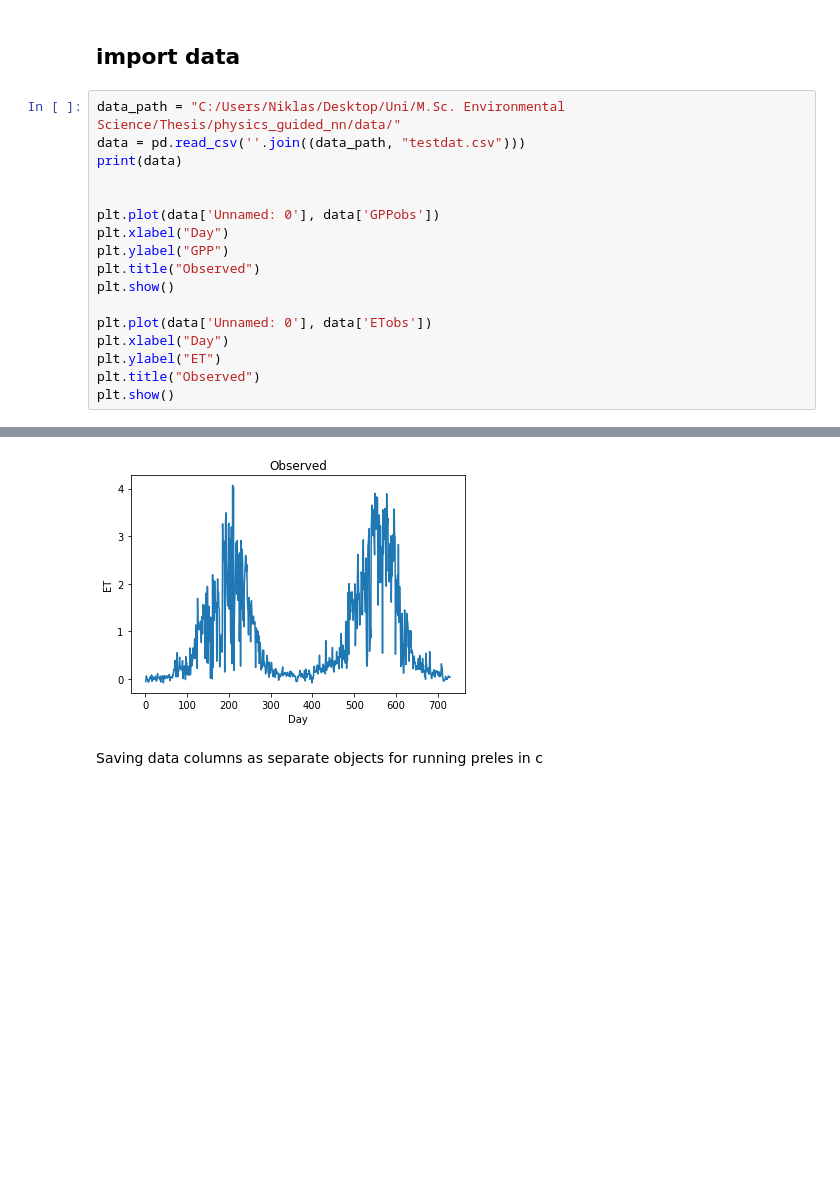
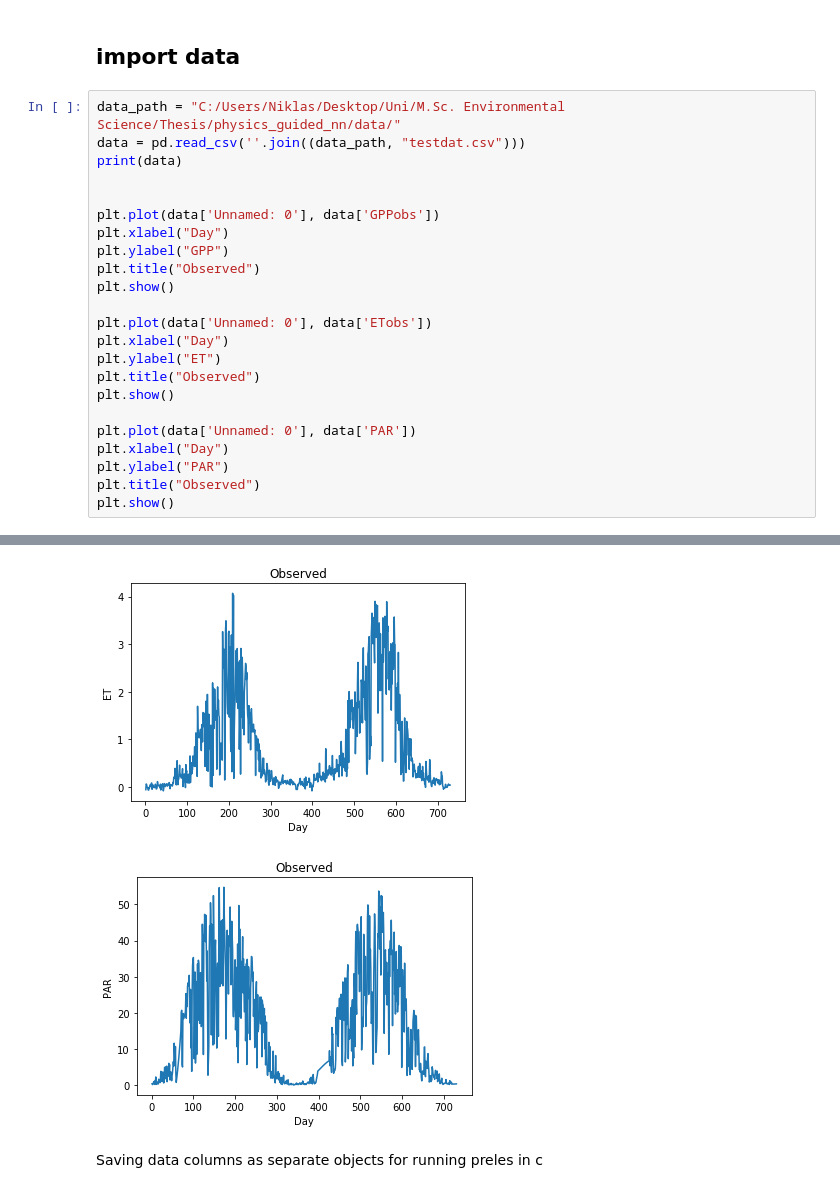
Before and after one commit to biometry/PiNNs, a Jupyter notebook: notebooks/import_preles.ipynb, the cells around one changed output, grey strips where cells are left out. Cells and saved outputs as stored; diff of their text form; blank space fills up the shorter version.

```diff
--- a/notebooks/import_preles.ipynb
+++ b/notebooks/import_preles.ipynb
@@ -20,33 +20,40 @@ plt.plot(data['Unnamed: 0'], data['GPPobs'])
 plt.xlabel("Day")
 plt.ylabel("GPP")
 plt.title("Observed")
 plt.show()
 
 plt.plot(data['Unnamed: 0'], data['ETobs'])
 plt.xlabel("Day")
 plt.ylabel("ET")
 plt.title("Observed")
 plt.show()
+
+plt.plot(data['Unnamed: 0'], data['PAR'])
+plt.xlabel("Day")
+plt.ylabel("PAR")
+plt.title("Observed")
+plt.show()
 # %% [output]
      Unnamed: 0       PAR       TAir       VPD    Precip  CO2     fAPAR  \
 0             1  0.400359  -9.338249  0.008562  0.698935  380  0.803980
 1             2  0.162619  -3.484460  0.016255  1.599728  380  0.803980
 2             3  0.225394  -1.895542  0.010908  7.000631  380  0.803980
 3             4  0.478545   0.382136  0.014397  0.800024  380  0.803980
 4             5  0.930608  -1.069905  0.029739  2.300352  380  0.803980
 ..          ...       ...        ...       ...       ...  ...       ...
 725         726  0.324603 -14.278970  0.009617  1.599651  380  0.809716
 726         727  0.321746 -16.100334  0.008830  0.200481  380  0.809716
 727         728  0.329498 -19.283059  0.006363  0.000135  380  0.809716
 728         729  0.345591 -21.126648  0.006836  0.000000  380  0.809716
 729         730  0.353544 -21.066009  0.006557  0.201608  380  0.809716
 ... (11 lines left out)
 728 -0.000434  0.037025  364
 729  0.000037  0.039373  365
 
 [730 rows x 10 columns]
 [figure]
 [figure]
+[figure, added]
 # %% [markdown]
 Saving data columns as separate objects for running preles in c
 # %%
```
Also changed, not shown: 1 other file.
